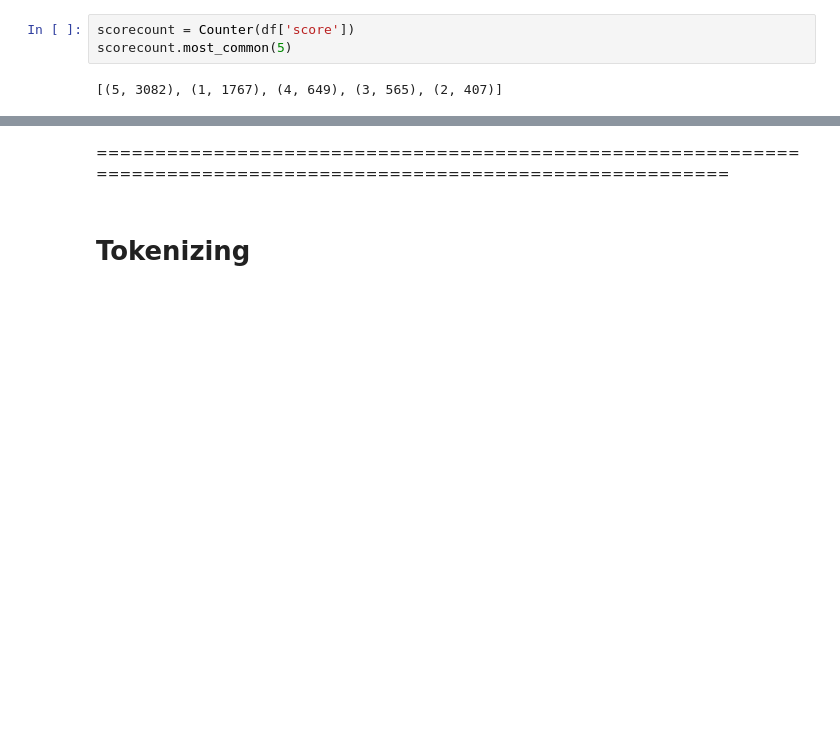
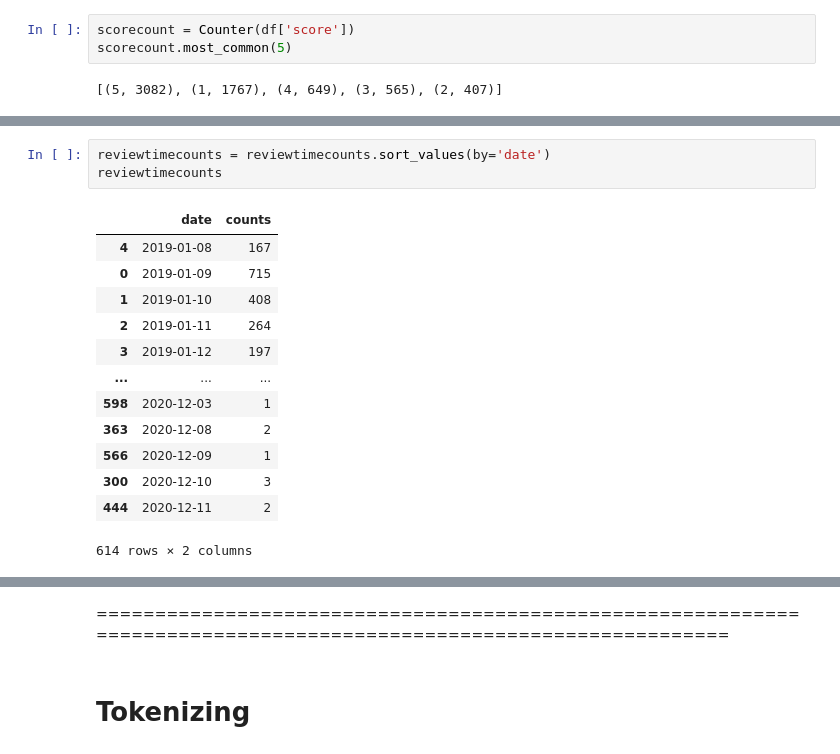
Before and after one commit to Moses-Lin/romreview, a Jupyter notebook: EDA.ipynb, the cells around one changed output, grey strips where cells are left out. Saved outputs shown, nothing was run; the diff lists cells and outputs as text; blank space fills up the shorter version.

```diff
--- a/EDA.ipynb
+++ b/EDA.ipynb
@@ -157,0 +241,17 @@ df['reviewCreatedVersion'].value_counts()
+# %%
+reviewtimecounts = reviewtimecounts.sort_values(by='date')
+reviewtimecounts
+# %% [output]
+|  | date | counts |
+| 4 | 2019-01-08 | 167 |
+| 0 | 2019-01-09 | 715 |
+| 1 | 2019-01-10 | 408 |
+| 2 | 2019-01-11 | 264 |
+| 3 | 2019-01-12 | 197 |
+| ... | ... | ... |
+| 598 | 2020-12-03 | 1 |
+| 363 | 2020-12-08 | 2 |
+| 566 | 2020-12-09 | 1 |
+| 300 | 2020-12-10 | 3 |
+| 444 | 2020-12-11 | 2 |
+614 rows × 2 columns
```
Also changed, not shown: parts of 10 cells of this notebook.
